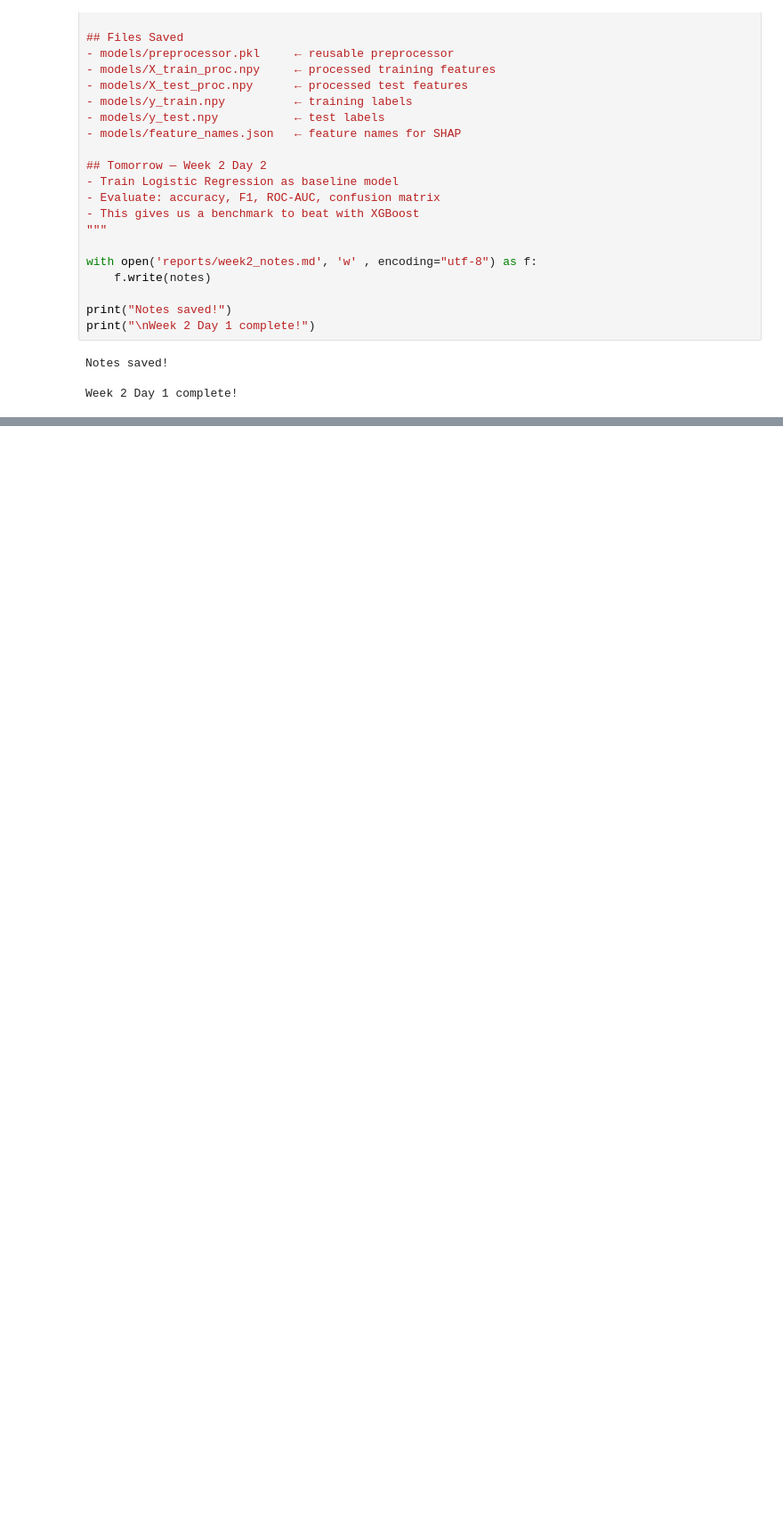
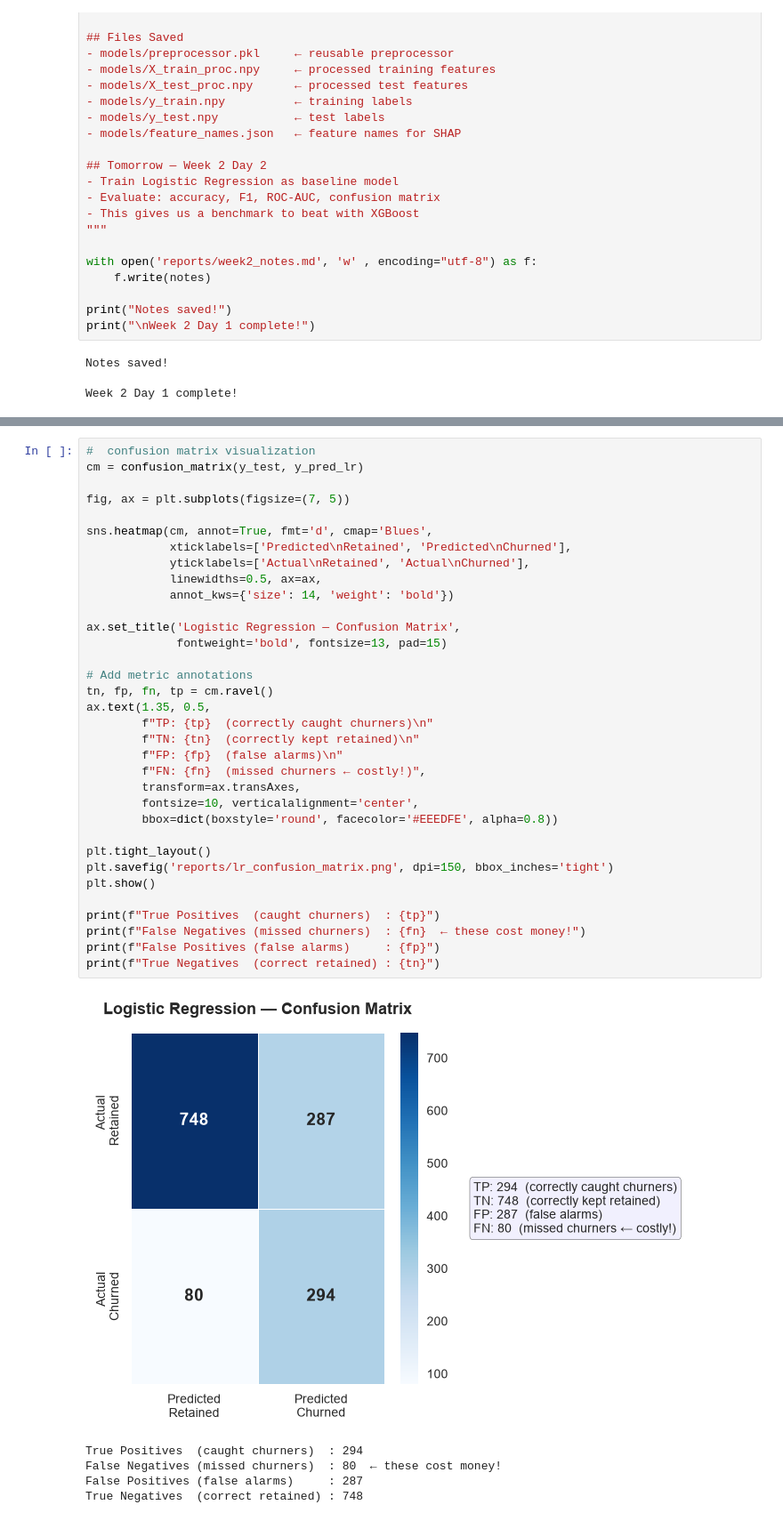
Before and after one commit to Kasak02/churn-predictor, a Jupyter notebook: 05_model_training.ipynb, the cells around one changed output, grey strips where cells are left out. Shown at 89% size. Cells and saved outputs as stored; diff of their text form; blank space fills up the shorter version.

```diff
--- a/05_model_training.ipynb
+++ b/05_model_training.ipynb
@@ -305,0 +414,40 @@ Week 2 Day 1 complete!
+# %%
+#  confusion matrix visualization
+cm = confusion_matrix(y_test, y_pred_lr)
+
+fig, ax = plt.subplots(figsize=(7, 5))
+
+sns.heatmap(cm, annot=True, fmt='d', cmap='Blues',
+            xticklabels=['Predicted\nRetained', 'Predicted\nChurned'],
+            yticklabels=['Actual\nRetained', 'Actual\nChurned'],
+            linewidths=0.5, ax=ax,
+            annot_kws={'size': 14, 'weight': 'bold'})
+
+ax.set_title('Logistic Regression — Confusion Matrix',
+             fontweight='bold', fontsize=13, pad=15)
+
+# Add metric annotations
+tn, fp, fn, tp = cm.ravel()
+ax.text(1.35, 0.5,
+        f"TP: {tp}  (correctly caught churners)\n"
+        f"TN: {tn}  (correctly kept retained)\n"
+        f"FP: {fp}  (false alarms)\n"
+        f"FN: {fn}  (missed churners ← costly!)",
+        transform=ax.transAxes,
+        fontsize=10, verticalalignment='center',
+        bbox=dict(boxstyle='round', facecolor='#EEEDFE', alpha=0.8))
+
+plt.tight_layout()
+plt.savefig('reports/lr_confusion_matrix.png', dpi=150, bbox_inches='tight')
+plt.show()
+
+print(f"True Positives  (caught churners)  : {tp}")
+print(f"False Negatives (missed churners)  : {fn}  ← these cost money!")
+print(f"False Positives (false alarms)     : {fp}")
+print(f"True Negatives  (correct retained) : {tn}")
+# %% [output]
+[figure, added]
+True Positives  (caught churners)  : 294
+False Negatives (missed churners)  : 80  ← these cost money!
+False Positives (false alarms)     : 287
+True Negatives  (correct retained) : 748
```
Also changed, not shown: parts of 8 cells of this notebook, 5 other files.
